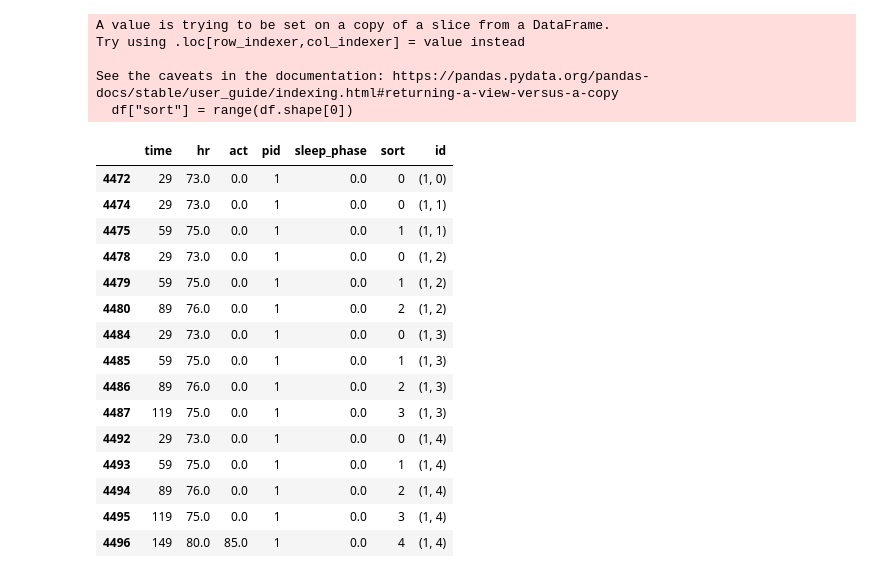
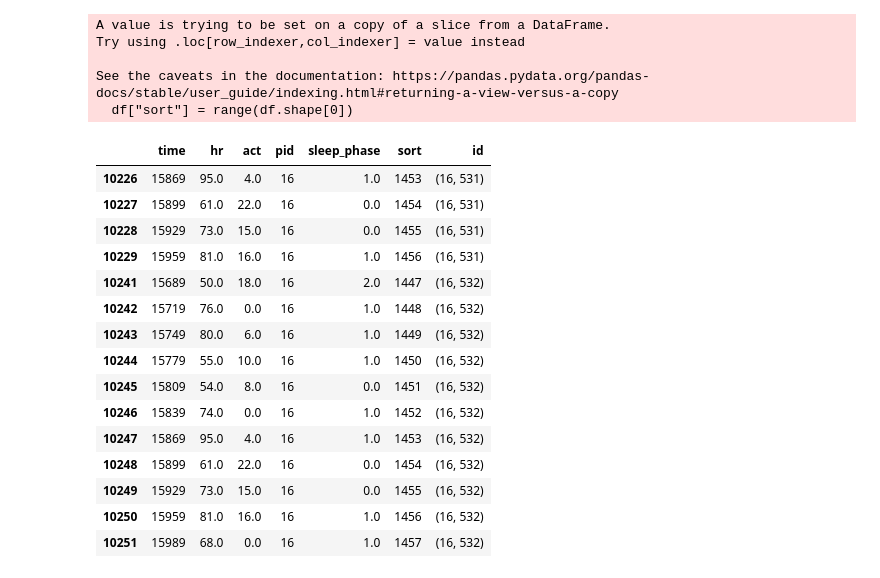
Before and after one commit to joaopalotti/rais_tutorial, a Jupyter notebook: 03_windowing_tsfresh.ipynb, the cells around one changed output. Cells and saved outputs as stored; diff of their text form; code cells hidden in the pictures.

```diff
--- a/03_windowing_tsfresh.ipynb
+++ b/03_windowing_tsfresh.ipynb
@@ -90,8 +92,10 @@ df_rolled.head(15)
 # %%
+# What win size should we use? 11 = 5 minutes and 30 seconds
+
 df_rolled = roll_time_series(df_small[["time", "hr", "act", "pid", "sleep_phase"]],
                              column_id="pid",
                              min_timeshift=0,
-                             max_timeshift=12,
+                             max_timeshift=10,
                              n_jobs=3)
 # %% [output]
 A value is trying to be set on a copy of a slice from a DataFrame.
@@ -100,24 +104,24 @@ Try using .loc[row_indexer,col_indexer] = value instead
 See the caveats in the documentation: https://pandas.pydata.org/pandas-docs/stable/user_guide/indexing.html#returning-a-view-versus-a-copy
   df["sort"] = range(df.shape[0])
 # %%
-df_rolled.head(15)
+df_rolled.tail(15)
 # %% [output]
 |  | time | hr | act | pid | sleep_phase | sort | id |
-| 4472 | 29 | 73.0 | 0.0 | 1 | 0.0 | 0 | (1, 0) |
-| 4474 | 29 | 73.0 | 0.0 | 1 | 0.0 | 0 | (1, 1) |
-| 4475 | 59 | 75.0 | 0.0 | 1 | 0.0 | 1 | (1, 1) |
-| 4478 | 29 | 73.0 | 0.0 | 1 | 0.0 | 0 | (1, 2) |
-| 4479 | 59 | 75.0 | 0.0 | 1 | 0.0 | 1 | (1, 2) |
-| 4480 | 89 | 76.0 | 0.0 | 1 | 0.0 | 2 | (1, 2) |
-| 4484 | 29 | 73.0 | 0.0 | 1 | 0.0 | 0 | (1, 3) |
-| 4485 | 59 | 75.0 | 0.0 | 1 | 0.0 | 1 | (1, 3) |
-| 4486 | 89 | 76.0 | 0.0 | 1 | 0.0 | 2 | (1, 3) |
-| 4487 | 119 | 75.0 | 0.0 | 1 | 0.0 | 3 | (1, 3) |
-| 4492 | 29 | 73.0 | 0.0 | 1 | 0.0 | 0 | (1, 4) |
-| 4493 | 59 | 75.0 | 0.0 | 1 | 0.0 | 1 | (1, 4) |
-| 4494 | 89 | 76.0 | 0.0 | 1 | 0.0 | 2 | (1, 4) |
-| 4495 | 119 | 75.0 | 0.0 | 1 | 0.0 | 3 | (1, 4) |
-| 4496 | 149 | 80.0 | 85.0 | 1 | 0.0 | 4 | (1, 4) |
+| 10226 | 15869 | 95.0 | 4.0 | 16 | 1.0 | 1453 | (16, 531) |
+| 10227 | 15899 | 61.0 | 22.0 | 16 | 0.0 | 1454 | (16, 531) |
+| 10228 | 15929 | 73.0 | 15.0 | 16 | 0.0 | 1455 | (16, 531) |
+| 10229 | 15959 | 81.0 | 16.0 | 16 | 1.0 | 1456 | (16, 531) |
+| 10241 | 15689 | 50.0 | 18.0 | 16 | 2.0 | 1447 | (16, 532) |
+| 10242 | 15719 | 76.0 | 0.0 | 16 | 1.0 | 1448 | (16, 532) |
+| 10243 | 15749 | 80.0 | 6.0 | 16 | 1.0 | 1449 | (16, 532) |
+| 10244 | 15779 | 55.0 | 10.0 | 16 | 1.0 | 1450 | (16, 532) |
+| 10245 | 15809 | 54.0 | 8.0 | 16 | 0.0 | 1451 | (16, 532) |
+| 10246 | 15839 | 74.0 | 0.0 | 16 | 1.0 | 1452 | (16, 532) |
+| 10247 | 15869 | 95.0 | 4.0 | 16 | 1.0 | 1453 | (16, 532) |
+| 10248 | 15899 | 61.0 | 22.0 | 16 | 0.0 | 1454 | (16, 532) |
+| 10249 | 15929 | 73.0 | 15.0 | 16 | 0.0 | 1455 | (16, 532) |
+| 10250 | 15959 | 81.0 | 16.0 | 16 | 1.0 | 1456 | (16, 532) |
+| 10251 | 15989 | 68.0 | 0.0 | 16 | 1.0 | 1457 | (16, 532) |
 # %%
 df_extracted_features = tsfresh.extract_features(df_rolled[["id", "time", "act", "hr"]],
                                                  column_id="id",
```
Also changed, not shown: parts of 47 cells of this notebook, 8 other files.
